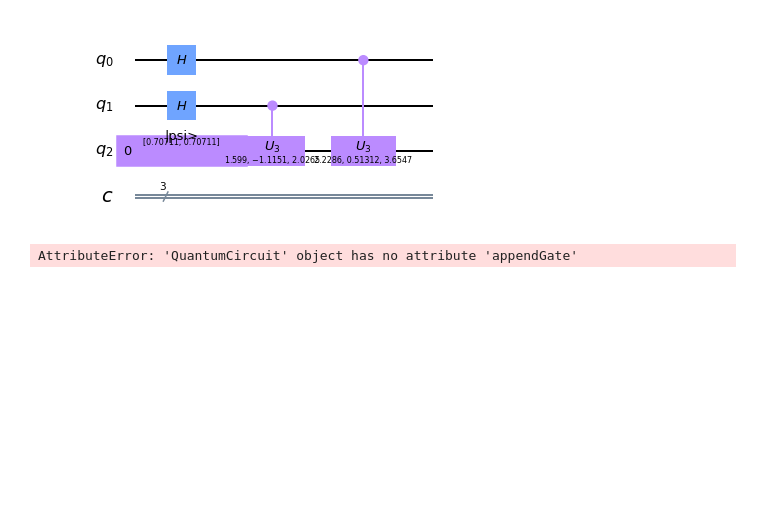
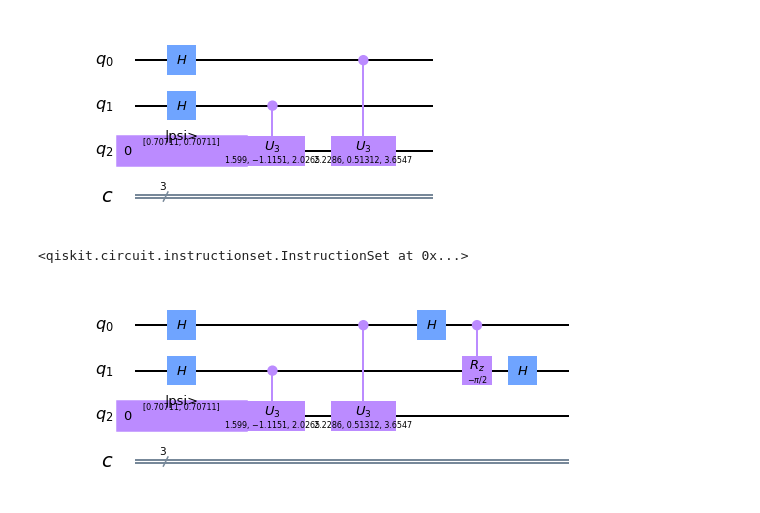
Before and after one commit to qiskit-community/qiskit-hackathon-bilbao-19, a Jupyter notebook: first_approach.ipynb, the cells around one changed output. Cells and saved outputs as stored; diff of their text form; code cells hidden in the pictures; blank space fills up the shorter version.

Commit message:
New updates: s dagger found :)

```diff
--- a/first_approach.ipynb
+++ b/first_approach.ipynb
@@ -57,9 +57,13 @@ quantum_circuit.cu3(th2, ph2, lam2, 0, 2)
 quantum_circuit.draw(output='mpl')
 # %% [output]
 [figure]
-# %%
-quantum_circuit.appendGate("csdg", [0,1])
-
-Control S dagger
-# %% [output]
-AttributeError: 'QuantumCircuit' object has no attribute 'appendGate'
+# %%
+quantum_circuit.h(0)
+quantum_circuit.crz(-np.pi/2,0,1)
+quantum_circuit.h(1)
+# %% [output]
+<qiskit.circuit.instructionset.InstructionSet at 0x...>
+# %%
+quantum_circuit.draw(output='mpl')
+# %% [output]
+[figure, added]
```
Also changed, not shown: parts of 2 cells of this notebook.
